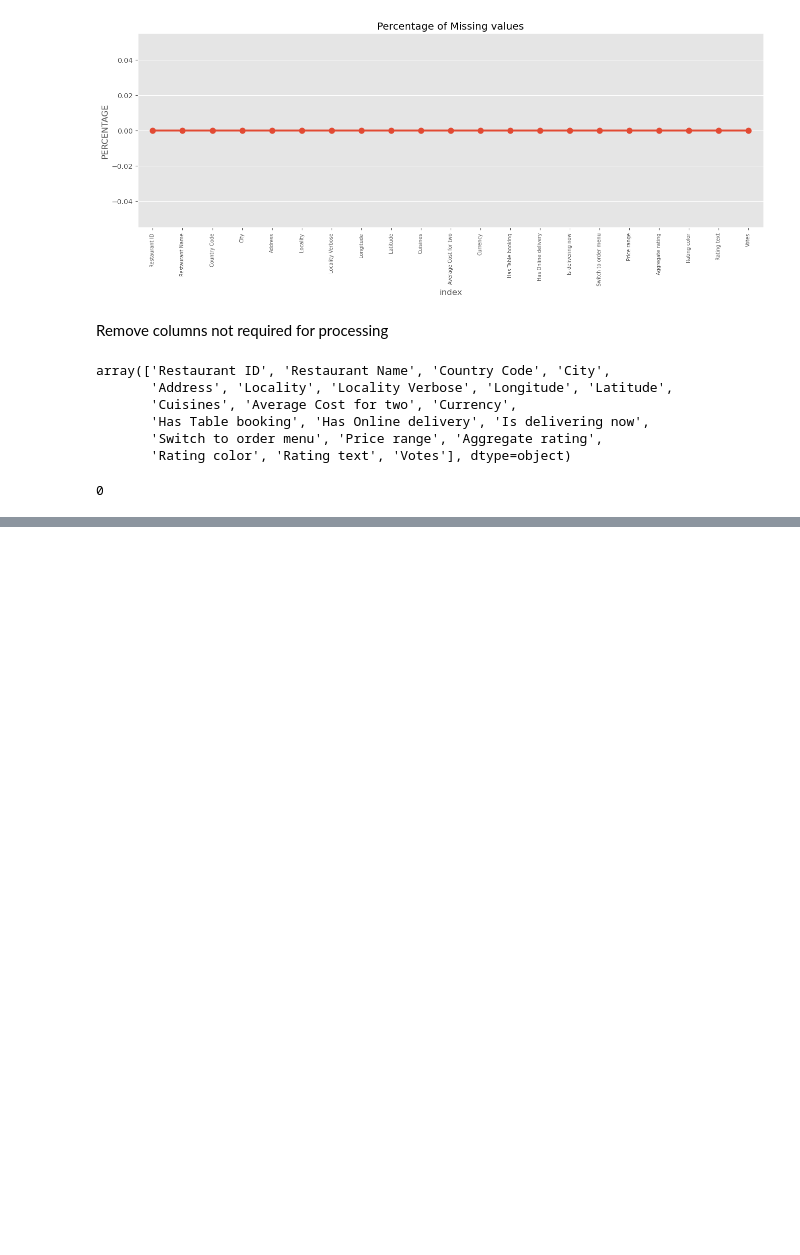
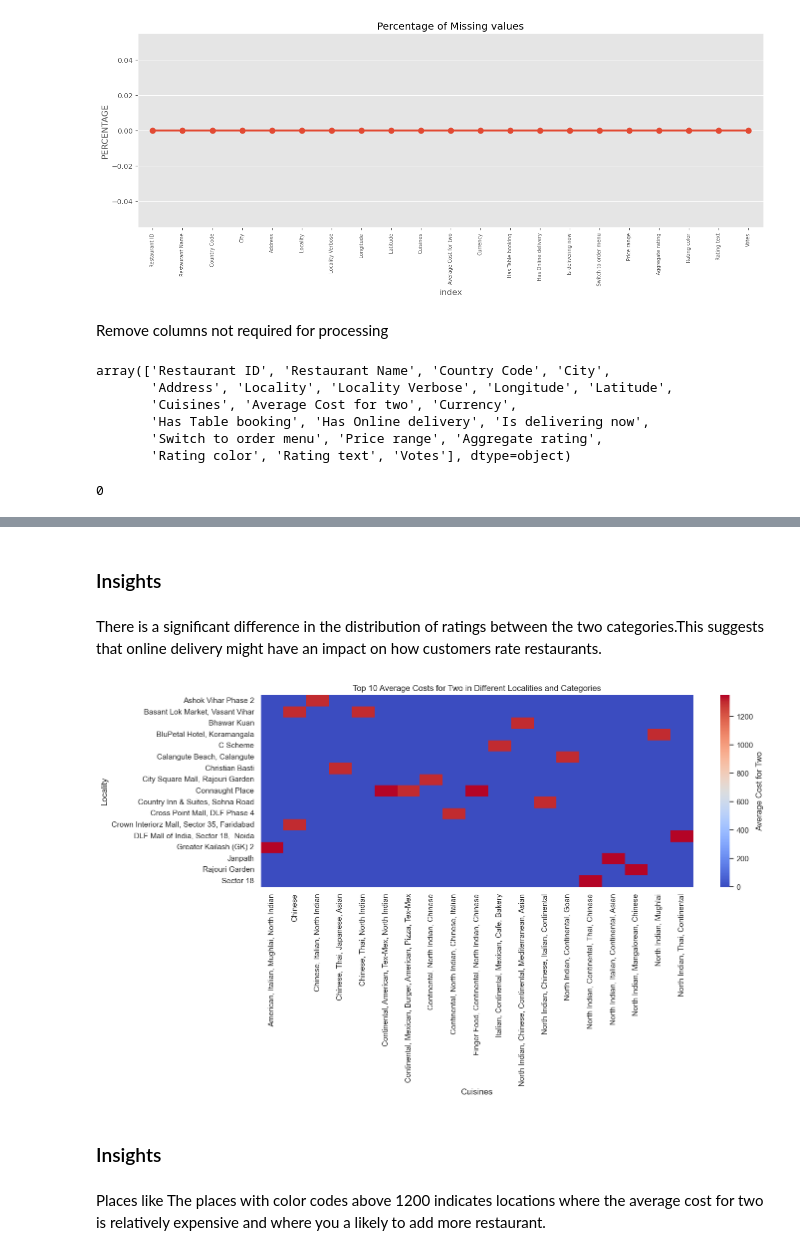
Before and after one commit to JoshMusira/EDA-Zomato-API-Analysis, a Jupyter notebook: EDA Business Scenario.ipynb, the cells around one changed output, grey strips where cells are left out. Drawn from its saved outputs; the diff is of its cells as text; code cells hidden in the pictures; blank space fills up the shorter version.

```diff
--- a/EDA Business Scenario.ipynb
+++ b/EDA Business Scenario.ipynb
@@ -394,0 +392,26 @@ might have an impact on how customers rate restaurants
+# %% [markdown]
+### Insights
+# %% [markdown]
+There is a significant difference in the distribution of ratings between the two categories.This suggests that online delivery
+might have an impact on how customers rate restaurants.
+# %%
+# Group by Locality and Category to get average cost statistics
+average_cost_by_locality_category = zomato_df_u_4.groupby(['Locality', 'Cuisines'])['AVG Cost_2_u'].mean().reset_index()
+
+# Get the top 10 average costs
+top_10_average_cost = average_cost_by_locality_category.nlargest(20, 'AVG Cost_2_u')
+
+# Create a heatmap to visualize average cost in different localities and categories
+plt.figure(figsize=(14, 5))
+heatmap_data = top_10_average_cost.pivot_table(index='Locality', columns='Cuisines',
+                                               values='AVG Cost_2_u', aggfunc='mean').fillna(0)
+sns.heatmap(heatmap_data, cmap='coolwarm', cbar_kws={'label': 'Average Cost for Two'})
+plt.title('Top 10 Average Costs for Two in Different Localities and Categories')
+plt.show()
+# %% [output]
+[figure, added]
+# %% [markdown]
+### Insights
+# %% [markdown]
+Places like The places with color codes above 1200   indicates locations where the average cost for two is relatively expensive
+and where you a likely to add more  restaurant.
```
Also changed, not shown: parts of 47 cells of this notebook.
